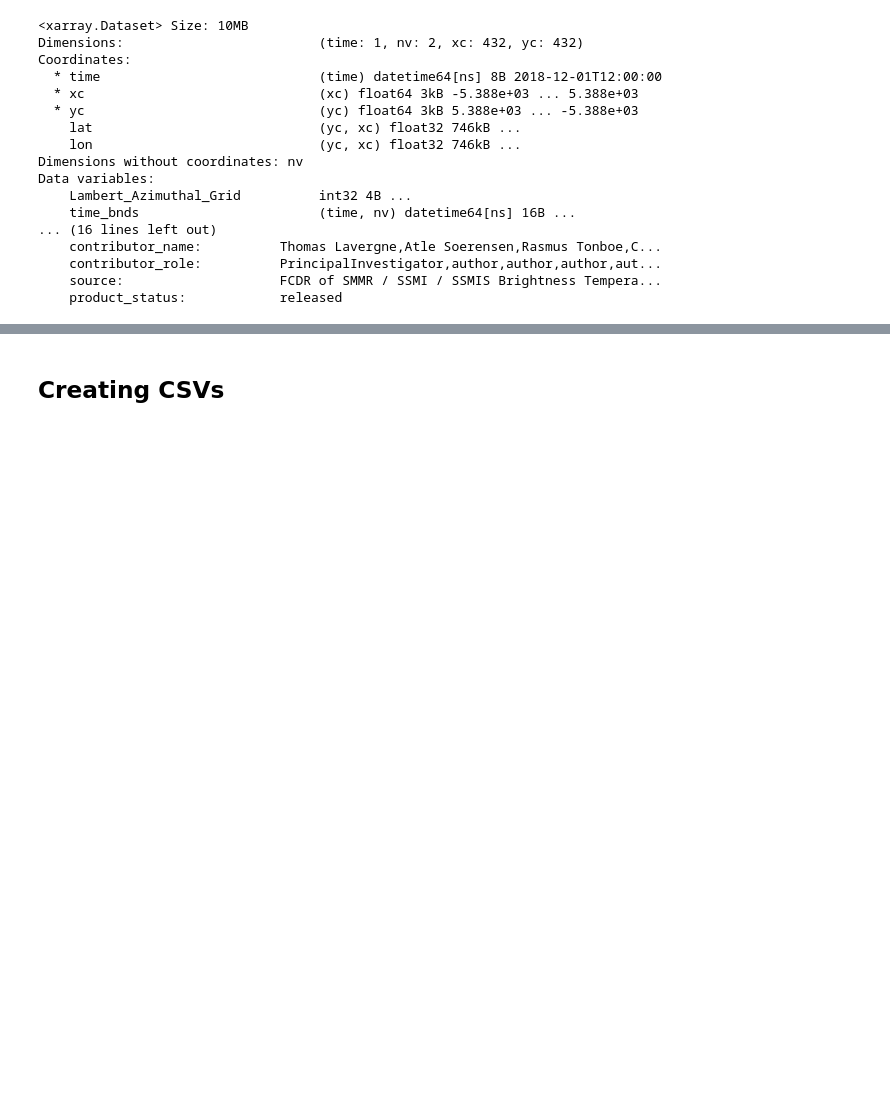
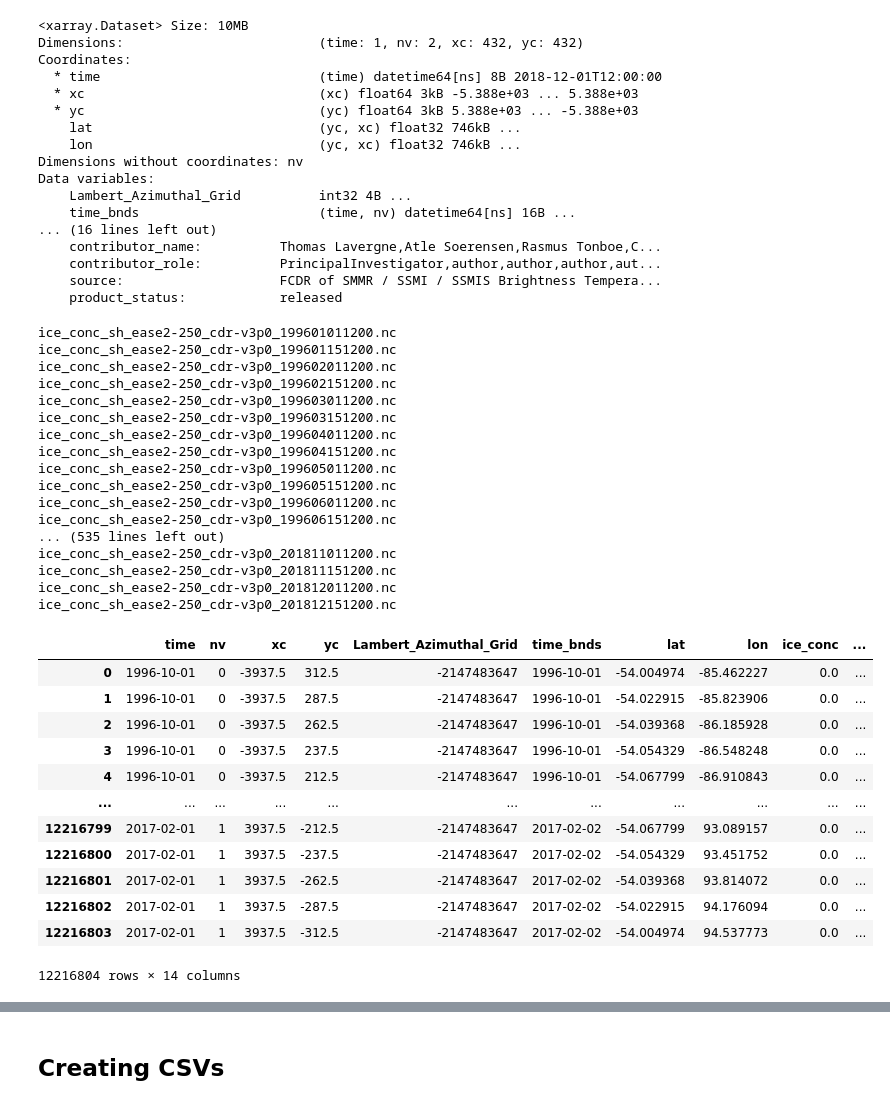
Before and after one commit to lennartp03/projectP, a Jupyter notebook: notebooks/data_prep.ipynb, the cells around one changed output, grey strips where cells are left out. Saved outputs shown, nothing was run; the diff lists cells and outputs as text; code cells hidden in the pictures; blank space fills up the shorter version.

```diff
--- a/notebooks/data_prep.ipynb
+++ b/notebooks/data_prep.ipynb
@@ -371,4 +353,66 @@ Data variables:
     contributor_role:          PrincipalInvestigator,author,author,author,aut...
     source:                    FCDR of SMMR / SSMI / SSMIS Brightness Tempera...
     product_status:            released
+# %%
+directory = Path("..\data\seaice")
+# target_extension = ".grib"  # Change this to the desired file format
+
+all_ice_dfs = []
+
+# Iterate through all files in the directory
+for file in directory.iterdir():
+    if file.is_file():  # Check if it's a file
+        print(file.name)
+        ds = xr.open_dataset(f"..\data\seaice\{file.name}")
+        ice_df = ds.to_dataframe()
+        ice_df = ice_df.reset_index()
+
+        ice_df["time"] = pd.to_datetime(ice_df["time"]).dt.date
+        # print(print(ice_df["time"].min(), ice_df["time"].max()))
+#         print(ice_df["time"].unique())
+
+        # Filter by date range and coordinate range
+        filtered_ice_df = ice_df[
+            (ice_df["time"].isin(filtered_dates)) &
+            (ice_df["lat"].between(*latitude_range)) &
+            (ice_df["lon"].between(*longitude_range))
+        ]
+
+        all_ice_dfs.append(filtered_ice_df)  # Add the DataFrame to the list
+
+# Concatenate all DataFrames into one
+combined_ice_df = pd.concat(all_ice_dfs, ignore_index=True)
+
+combined_ice_df
+# %% [output]
+ice_conc_sh_ease2-250_cdr-v3p0_199601011200.nc
+ice_conc_sh_ease2-250_cdr-v3p0_199601151200.nc
+ice_conc_sh_ease2-250_cdr-v3p0_199602011200.nc
+ice_conc_sh_ease2-250_cdr-v3p0_199602151200.nc
+ice_conc_sh_ease2-250_cdr-v3p0_199603011200.nc
+ice_conc_sh_ease2-250_cdr-v3p0_199603151200.nc
+ice_conc_sh_ease2-250_cdr-v3p0_199604011200.nc
+ice_conc_sh_ease2-250_cdr-v3p0_199604151200.nc
+ice_conc_sh_ease2-250_cdr-v3p0_199605011200.nc
+ice_conc_sh_ease2-250_cdr-v3p0_199605151200.nc
+ice_conc_sh_ease2-250_cdr-v3p0_199606011200.nc
+ice_conc_sh_ease2-250_cdr-v3p0_199606151200.nc
+... (535 lines left out)
+ice_conc_sh_ease2-250_cdr-v3p0_201811011200.nc
+ice_conc_sh_ease2-250_cdr-v3p0_201811151200.nc
+ice_conc_sh_ease2-250_cdr-v3p0_201812011200.nc
+ice_conc_sh_ease2-250_cdr-v3p0_201812151200.nc
+|  | time | nv | xc | yc | Lambert_Azimuthal_Grid | time_bnds | lat | lon | ice_conc | ... |
+| 0 | 1996-10-01 | 0 | -3937.5 | 312.5 | -2147483647 | 1996-10-01 | -54.004974 | -85.462227 | 0.0 | ... |
+| 1 | 1996-10-01 | 0 | -3937.5 | 287.5 | -2147483647 | 1996-10-01 | -54.022915 | -85.823906 | 0.0 | ... |
+| 2 | 1996-10-01 | 0 | -3937.5 | 262.5 | -2147483647 | 1996-10-01 | -54.039368 | -86.185928 | 0.0 | ... |
+| 3 | 1996-10-01 | 0 | -3937.5 | 237.5 | -2147483647 | 1996-10-01 | -54.054329 | -86.548248 | 0.0 | ... |
+| 4 | 1996-10-01 | 0 | -3937.5 | 212.5 | -2147483647 | 1996-10-01 | -54.067799 | -86.910843 | 0.0 | ... |
+| ... | ... | ... | ... | ... | ... | ... | ... | ... | ... | ... |
+| 12216799 | 2017-02-01 | 1 | 3937.5 | -212.5 | -2147483647 | 2017-02-02 | -54.067799 | 93.089157 | 0.0 | ... |
+| 12216800 | 2017-02-01 | 1 | 3937.5 | -237.5 | -2147483647 | 2017-02-02 | -54.054329 | 93.451752 | 0.0 | ... |
+| 12216801 | 2017-02-01 | 1 | 3937.5 | -262.5 | -2147483647 | 2017-02-02 | -54.039368 | 93.814072 | 0.0 | ... |
+| 12216802 | 2017-02-01 | 1 | 3937.5 | -287.5 | -2147483647 | 2017-02-02 | -54.022915 | 94.176094 | 0.0 | ... |
+| 12216803 | 2017-02-01 | 1 | 3937.5 | -312.5 | -2147483647 | 2017-02-02 | -54.004974 | 94.537773 | 0.0 | ... |
+12216804 rows × 14 columns
 # %%
```
Also changed, not shown: parts of 17 cells of this notebook.
